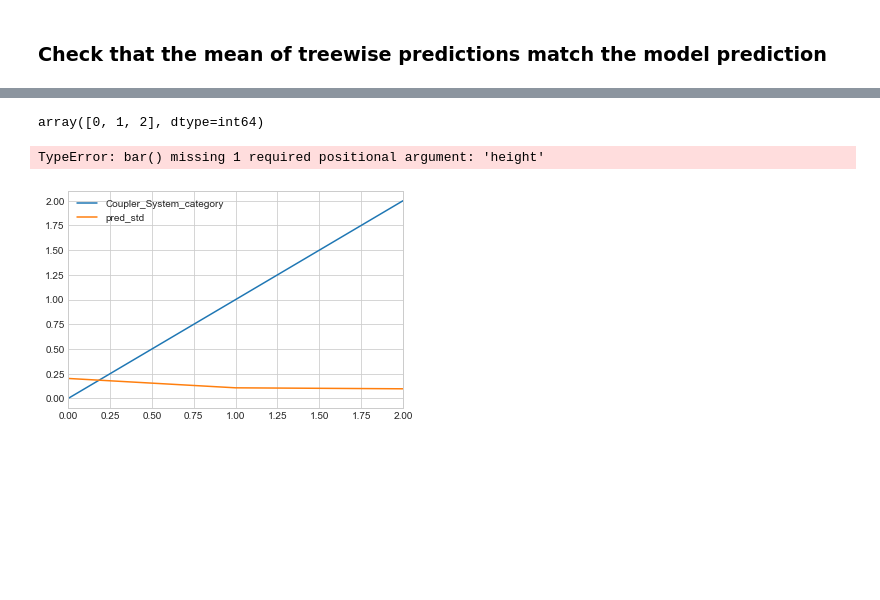
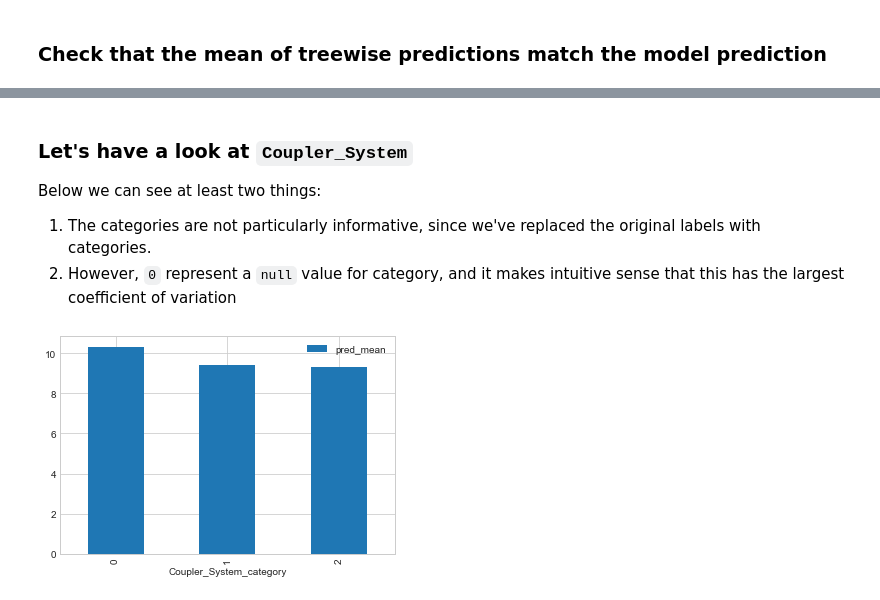
Before and after one commit to bogeholm/fastai-intro-to-ml, a Jupyter notebook: 3-performance-validation-and-model-interpretation.ipynb, the cells around one changed output, grey strips where cells are left out. Drawn from its saved outputs; the diff is of its cells as text; code cells hidden in the pictures; blank space fills up the shorter version.

Commit message:
Start shuffling data

```diff
--- a/3-performance-validation-and-model-interpretation.ipynb
+++ b/3-performance-validation-and-model-interpretation.ipynb
@@ -239,7 +251,12 @@ assert np.allclose(prediction_diff, np.zeros(len(prediction_diff)))
+# %%
+def group_barplot(df, x_col, y_col):
+    """ Group DataFrame df by x_col, plot bars with mean of values from y_col
+    """
+    ax = df.groupby(x_col, as_index=False)[y_col].mean().plot.bar(x=x_col, y=y_col)
 # %%
 df_pred = X_train.copy(deep=True)
 # %%
 df_pred['pred_mean'] = pred_mean
 df_pred['pred_std'] = pred_std
 # Coefficient of variation
-df_pred['pred_coefvar'] = pred_std / pred_mean
+df_pred['pred_cvar'] = pred_std / pred_mean
@@ -249,9 +263,12 @@ df_pred['pred_coefvar'] = pred_std / pred_mean
+# %% [markdown]
+### Let's have a look at `Coupler_System`
+Below we can see at least two things:
+1. The categories are not particularly informative, since we've replaced the original labels with categories.
+2. However, `0` represent a `null` value for category, and it makes intuitive sense that this has the largest coefficient of variation
 # %%
-np.unique(df_pred.Coupler_System_category)
+# df_pred.columns
+# np.unique(df_pred.Coupler_System_category)
-# %% [output]
-array([0, 1, 2], dtype=int64)
-# %%
-df_pred.groupby('Coupler_System_category', as_index=False)['pred_std'].mean()#.plot().bar(x='Coupler_System_category', y='pred_std')
-# %% [output]
-TypeError: bar() missing 1 required positional argument: 'height'
-[figure, removed]
+# %%
+group_barplot(df_pred, 'Coupler_System_category', 'pred_mean')
+# %% [output]
+[figure, added]
```
Also changed, not shown: parts of 15 cells of this notebook.
